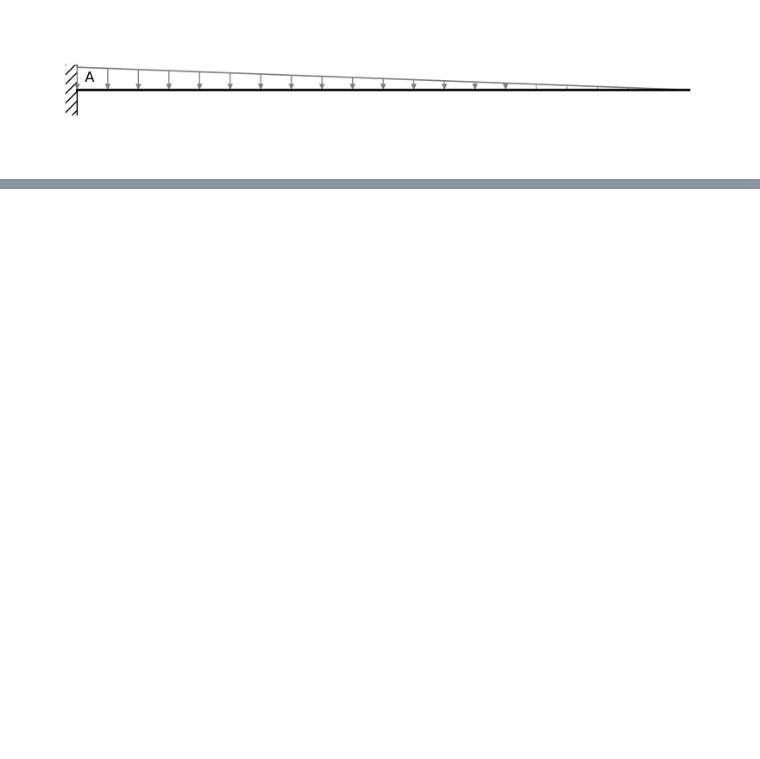
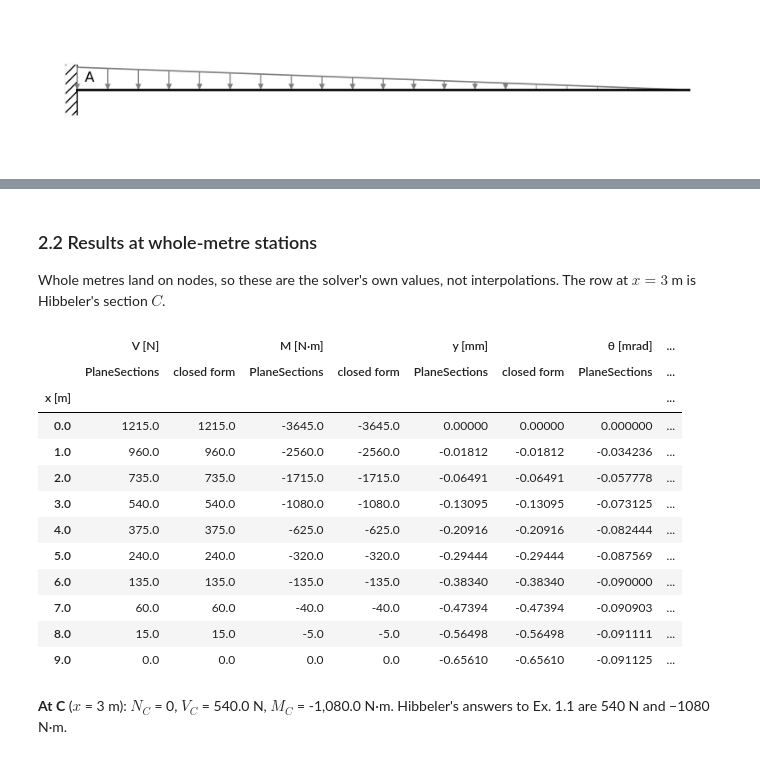
Before and after one commit to thomastron/Mechanical-Engineering-Python, a Jupyter notebook: Cantilever_Beam_Analysis_Triangular_Load.ipynb, the cells around one changed output, grey strips where cells are left out. Drawn from its saved outputs; the diff is of its cells as text; code cells hidden in the pictures; blank space fills up the shorter version.

```diff
--- a/Cantilever_Beam_Analysis_Triangular_Load.ipynb
+++ b/Cantilever_Beam_Analysis_Triangular_Load.ipynb
@@ -178,25 +303,0 @@ For a cantilever fixed at `x = 0` carrying `w(x) = q0 * (1 - x/L)`:
-# %%
-import math
-
-checks = [
-    # label                          PlaneSections          closed form         formula
-    ("reaction Fy [N]",              abs(Fy_r),             q0 * L / 2,         "q0*L/2"),
-    ("root moment M(0) [N*m]",       abs(M_r),              q0 * L**2 / 6,      "q0*L^2/6"),
-    ("root shear V(0) [N]",          abs(r["V"][0]),        q0 * L / 2,         "q0*L/2"),
-    ("tip deflection [mm]",          abs(r["uy"][-1]) * 1e3, q0 * L**4 / (30 * EI) * 1e3, "q0*L^4/(30*EI)"),
-    ("tip deflection d*EI [N*m3]",   abs(r["uy"][-1] * EI), q0 * L**4 / 30,     "q0*L^4/30"),
-    ("tip rotation phi*EI [N*m2]",   abs(r["rot"][-1] * EI), q0 * L**3 / 24,    "q0*L^3/24"),
-]
-
-header = f"{'quantity':<30}{'PlaneSections':>16}{'closed form':>15}   {'formula':<16}"
-print(header)
-print("-" * len(header))
-
-all_ok = True
-for label, fem, exact, formula in checks:
-    passed = math.isclose(fem, exact, rel_tol=1e-6)
-    all_ok = all_ok and passed
-    print(f"{label:<30}{fem:>16.4f}{exact:>15.4f}   {formula:<16}{'OK' if passed else 'FAIL'}")
-
-print("-" * len(header))
-print("all checks passed" if all_ok else "MISMATCH -- check the model")
@@ -407,0 +359,43 @@ Agrees with the closed form to better than 1e-6 relative.
+# %% [markdown]
+### 2.2 Results at whole-metre stations
+
+Whole metres land on nodes, so these are the solver's own values, not interpolations. The row at $x = 3$ m is Hibbeler's section $C$.
+# %%
+def station_table(fe, label):
+    """Side-by-side table at whole-metre stations: FE value and closed form for each quantity."""
+    at = fe[np.isclose(fe["x"] % 1.0, 0.0) | np.isclose(fe["x"] % 1.0, 1.0)].reset_index(drop=True)
+    xs = at["x"].to_numpy()
+    cols = {
+        ("V [N]", label): at["V"], ("V [N]", "closed form"): V_cf(xs),
+        ("M [N·m]", label): at["M"], ("M [N·m]", "closed form"): M_cf(xs),
+        ("y [mm]", label): 1e3 * at["y"], ("y [mm]", "closed form"): 1e3 * y_cf(xs),
+        ("θ [mrad]", label): 1e3 * at["theta"], ("θ [mrad]", "closed form"): 1e3 * th_cf(xs),
+    }
+    t = pd.DataFrame(cols, index=pd.Index(xs, name="x [m]"))
+    return t.round({c: (1 if c[0][0] in "VM" else 5 if c[0][0] == "y" else 6) for c in t.columns}) + 0.0   # + 0.0 clears -0.0
+
+
+station_table(r, "PlaneSections")
+# %% [output]
+|  | V [N] |  | M [N·m] |  | y [mm] |  | θ [mrad] | ... |
+|  | PlaneSections | closed form | PlaneSections | closed form | PlaneSections | closed form | PlaneSections | ... |
+| x [m] |  |  |  |  |  |  |  | ... |
+| 0.0 | 1215.0 | 1215.0 | -3645.0 | -3645.0 | 0.00000 | 0.00000 | 0.000000 | ... |
+| 1.0 | 960.0 | 960.0 | -2560.0 | -2560.0 | -0.01812 | -0.01812 | -0.034236 | ... |
+| 2.0 | 735.0 | 735.0 | -1715.0 | -1715.0 | -0.06491 | -0.06491 | -0.057778 | ... |
+| 3.0 | 540.0 | 540.0 | -1080.0 | -1080.0 | -0.13095 | -0.13095 | -0.073125 | ... |
+| 4.0 | 375.0 | 375.0 | -625.0 | -625.0 | -0.20916 | -0.20916 | -0.082444 | ... |
+| 5.0 | 240.0 | 240.0 | -320.0 | -320.0 | -0.29444 | -0.29444 | -0.087569 | ... |
+| 6.0 | 135.0 | 135.0 | -135.0 | -135.0 | -0.38340 | -0.38340 | -0.090000 | ... |
+| 7.0 | 60.0 | 60.0 | -40.0 | -40.0 | -0.47394 | -0.47394 | -0.090903 | ... |
+| 8.0 | 15.0 | 15.0 | -5.0 | -5.0 | -0.56498 | -0.56498 | -0.091111 | ... |
+| 9.0 | 0.0 | 0.0 | 0.0 | 0.0 | -0.65610 | -0.65610 | -0.091125 | ... |
+# %%
+at_C = r[np.isclose(r["x"], x_C)].iloc[0]
+display(Markdown(
+    f"**At C** ($x$ = {x_C:g} m): $N_C$ = 0, $V_C$ = {at_C['V']:,.1f} N, "
+    f"$M_C$ = {at_C['M']:,.1f} N·m. Hibbeler's answers to Ex. 1.1 are "
+    f"540 N and −1080 N·m."
+))
+# %% [output]
+**At C** ($x$ = 3 m): $N_C$ = 0, $V_C$ = 540.0 N, $M_C$ = -1,080.0 N·m. Hibbeler's answers to Ex. 1.1 are 540 N and −1080 N·m.
```
Also changed, not shown: parts of 52 cells of this notebook, 3 other files.
